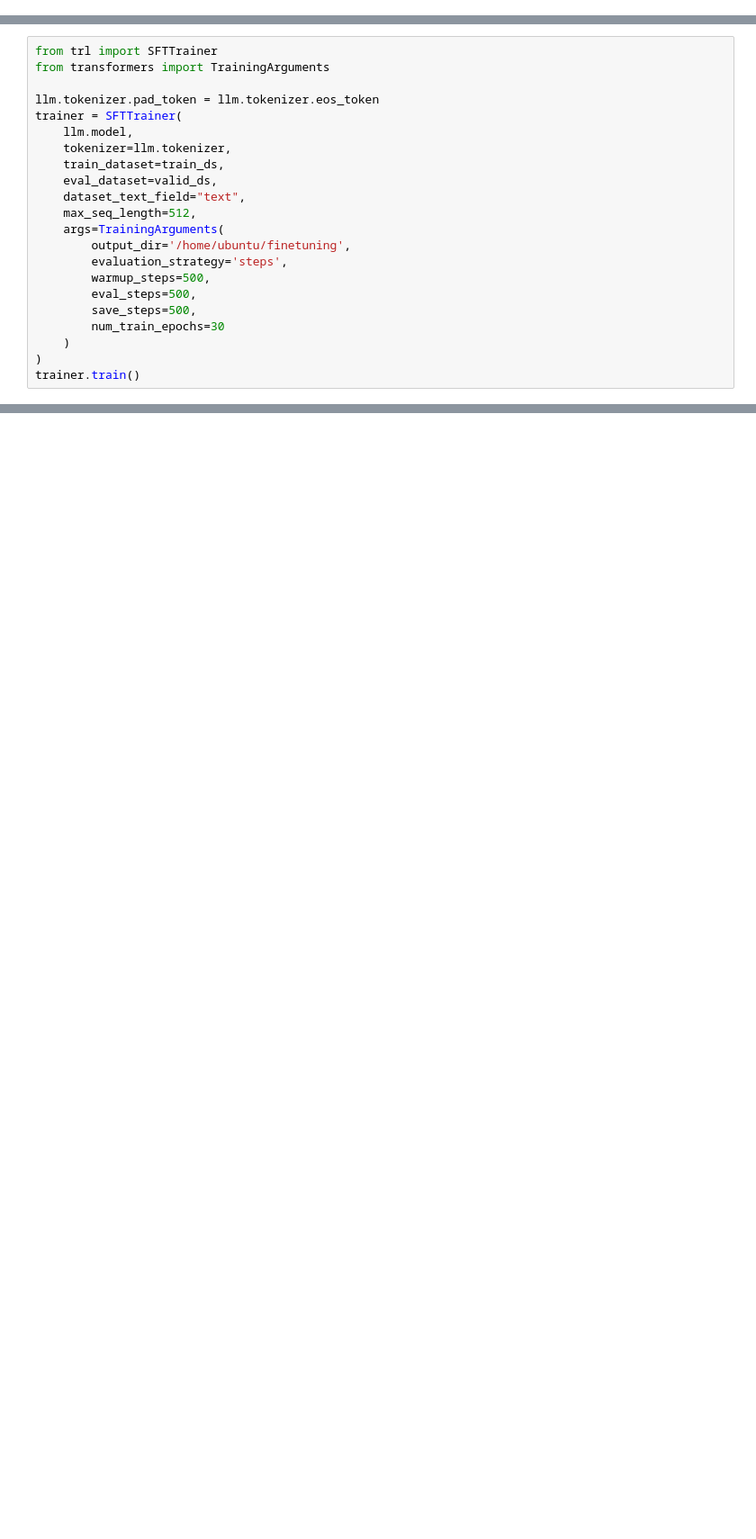
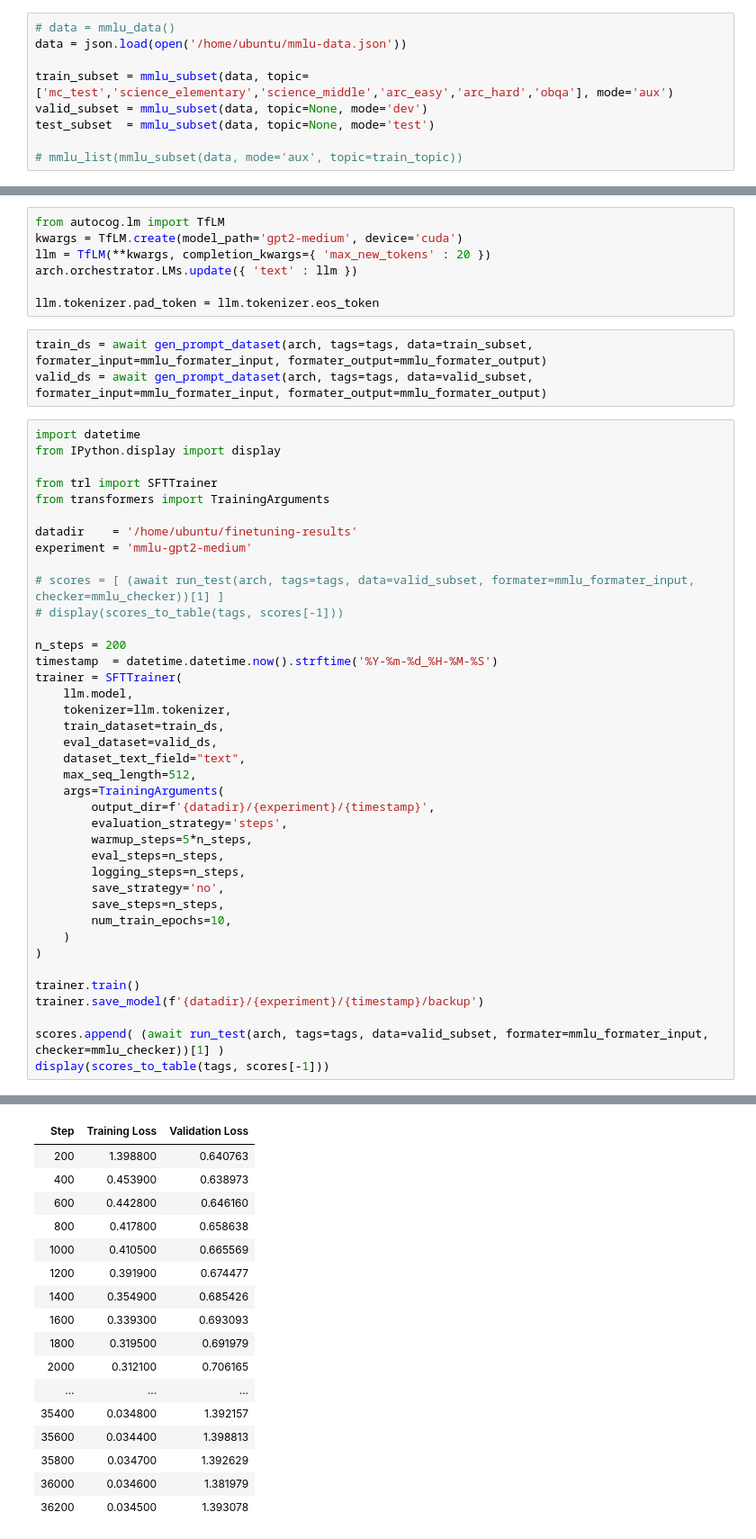
Before and after one commit to LLNL/AutoCog, a Jupyter notebook: share/mmlu-exams/finetuning.ipynb, the cells around one changed output, grey strips where cells are left out. Shown at 90% size. Cells and saved outputs as stored; diff of their text form; blank space fills up the shorter version.

Commit message:
Running first STA-finetuning experiment

```diff
--- a/share/mmlu-exams/finetuning.ipynb
+++ b/share/mmlu-exams/finetuning.ipynb
@@ -75,0 +165,9 @@ valid_ds = await gen_prompt_dataset(arch, data=mmlu_subset(data, topic=None, mod
+# %%
+# data = mmlu_data()
+data = json.load(open('/home/ubuntu/mmlu-data.json'))
+
+train_subset = mmlu_subset(data, topic=['mc_test','science_elementary','science_middle','arc_easy','arc_hard','obqa'], mode='aux')
+valid_subset = mmlu_subset(data, topic=None, mode='dev')
+test_subset  = mmlu_subset(data, topic=None, mode='test')
+
+# mmlu_list(mmlu_subset(data, mode='aux', topic=train_topic))
@@ -76,8 +203,28 @@ valid_ds = await gen_prompt_dataset(arch, data=mmlu_subset(data, topic=None, mod
+# %%
+from autocog.lm import TfLM
+kwargs = TfLM.create(model_path='gpt2-medium', device='cuda')
+llm = TfLM(**kwargs, completion_kwargs={ 'max_new_tokens' : 20 })
+arch.orchestrator.LMs.update({ 'text' : llm })
+
+llm.tokenizer.pad_token = llm.tokenizer.eos_token
+# %%
+train_ds = await gen_prompt_dataset(arch, tags=tags, data=train_subset, formater_input=mmlu_formater_input, formater_output=mmlu_formater_output)
+valid_ds = await gen_prompt_dataset(arch, tags=tags, data=valid_subset, formater_input=mmlu_formater_input, formater_output=mmlu_formater_output)
 # %%
+import datetime
+from IPython.display import display
+
 from trl import SFTTrainer
 from transformers import TrainingArguments
 
-llm.tokenizer.pad_token = llm.tokenizer.eos_token
+datadir    = '/home/ubuntu/finetuning-results'
+experiment = 'mmlu-gpt2-medium'
+
+# scores = [ (await run_test(arch, tags=tags, data=valid_subset, formater=mmlu_formater_input, checker=mmlu_checker))[1] ]
+# display(scores_to_table(tags, scores[-1]))
+
+n_steps = 200
+timestamp  = datetime.datetime.now().strftime('%Y-%m-%d_%H-%M-%S')
 trainer = SFTTrainer(
     llm.model,
     tokenizer=llm.tokenizer,
@@ -86,12 +233,20 @@ trainer = SFTTrainer(
     dataset_text_field="text",
     max_seq_length=512,
     args=TrainingArguments(
-        output_dir='/home/ubuntu/finetuning',
+        output_dir=f'{datadir}/{experiment}/{timestamp}',
         evaluation_strategy='steps',
-        warmup_steps=500,
-        eval_steps=500,
-        save_steps=500,
-        num_train_epochs=30
+        warmup_steps=5*n_steps,
+        eval_steps=n_steps,
+        logging_steps=n_steps,
+        save_strategy='no',
+        save_steps=n_steps,
+        num_train_epochs=10,
     )
 )
+
 trainer.train()
+trainer.save_model(f'{datadir}/{experiment}/{timestamp}/backup')
+
+scores.append( (await run_test(arch, tags=tags, data=valid_subset, formater=mmlu_formater_input, checker=mmlu_checker))[1] )
+display(scores_to_table(tags, scores[-1]))
+# %% [output]
@@ -97,0 +255,17 @@ trainer.train()
+| Step | Training Loss | Validation Loss |
+| 200 | 1.398800 | 0.640763 |
+| 400 | 0.453900 | 0.638973 |
+| 600 | 0.442800 | 0.646160 |
+| 800 | 0.417800 | 0.658638 |
+| 1000 | 0.410500 | 0.665569 |
+| 1200 | 0.391900 | 0.674477 |
+| 1400 | 0.354900 | 0.685426 |
+| 1600 | 0.339300 | 0.693093 |
+| 1800 | 0.319500 | 0.691979 |
+| 2000 | 0.312100 | 0.706165 |
+| ... | ... | ... |
+| 35400 | 0.034800 | 1.392157 |
+| 35600 | 0.034400 | 1.398813 |
+| 35800 | 0.034700 | 1.392629 |
+| 36000 | 0.034600 | 1.381979 |
+| 36200 | 0.034500 | 1.393078 |
```
Also changed, not shown: parts of 11 cells of this notebook, 3 other files.
